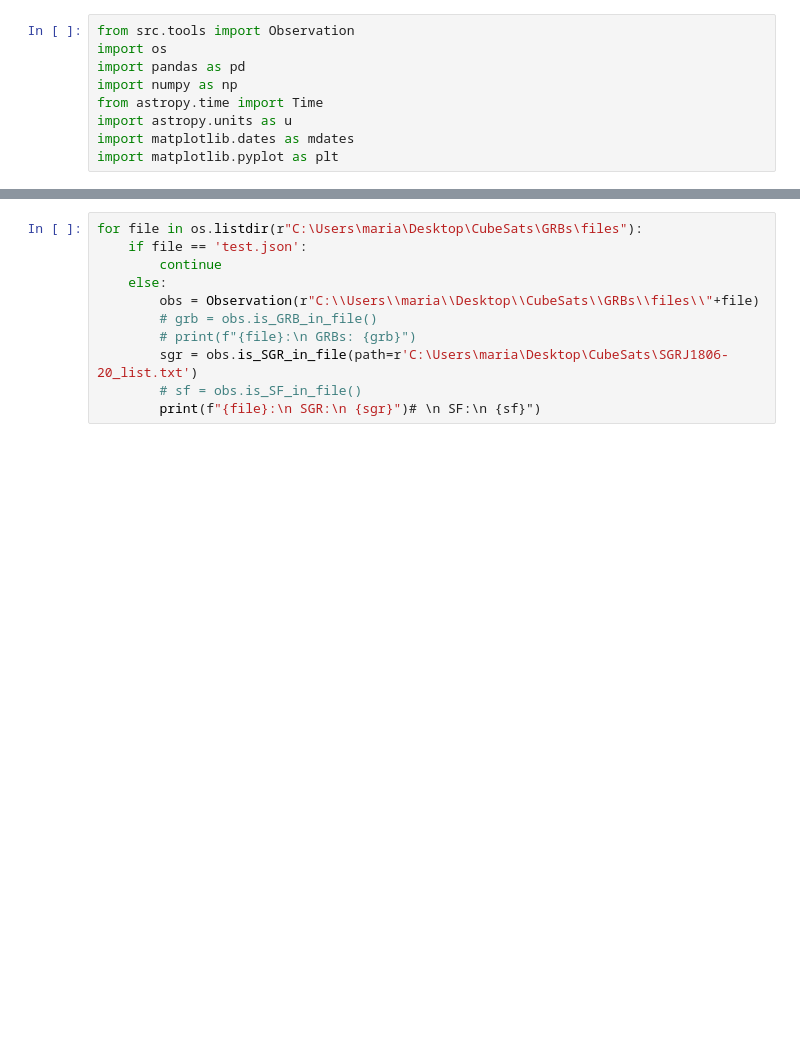
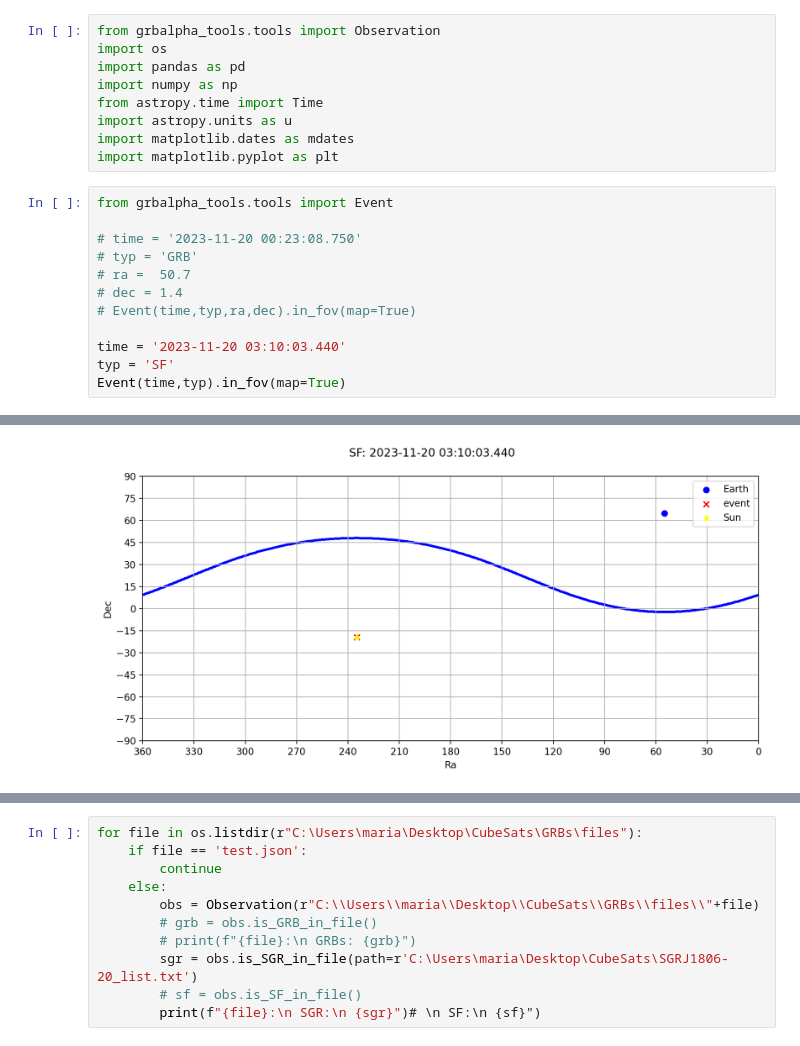
Before and after one commit to mdafcikova/grbalpha-tools, a Jupyter notebook: notebook.ipynb, the cells around one changed output, grey strips where cells are left out. Drawn from its saved outputs; the diff is of its cells as text; blank space fills up the shorter version.

```diff
--- a/notebook.ipynb
+++ b/notebook.ipynb
@@ -1,5 +1,5 @@
 # %%
-from src.tools import Observation
+from grbalpha_tools.tools import Observation
 import os
 import pandas as pd
 import numpy as np
@@ -7,3 +7,16 @@ from astropy.time import Time
 import astropy.units as u
 import matplotlib.dates as mdates
 import matplotlib.pyplot as plt
+# %%
+from grbalpha_tools.tools import Event
+
+# time = '2023-11-20 00:23:08.750'
+# typ = 'GRB'
+# ra =  50.7
+# dec = 1.4
+# Event(time,typ,ra,dec).in_fov(map=True)
+
+time = '2023-11-20 03:10:03.440'
+typ = 'SF'
+Event(time,typ).in_fov(map=True)
+# %% [output]
@@ -10,3 +24,4 @@ import matplotlib.pyplot as plt
+[figure, added]
 # %%
 df = pd.read_csv(r"C:\Users\maria\Desktop\CubeSats\trigger_file_list.csv")
 path = r"C:\\Users\\maria\\Desktop\\"
```
Also changed, not shown: parts of 24 cells of this notebook, 1 other file.
